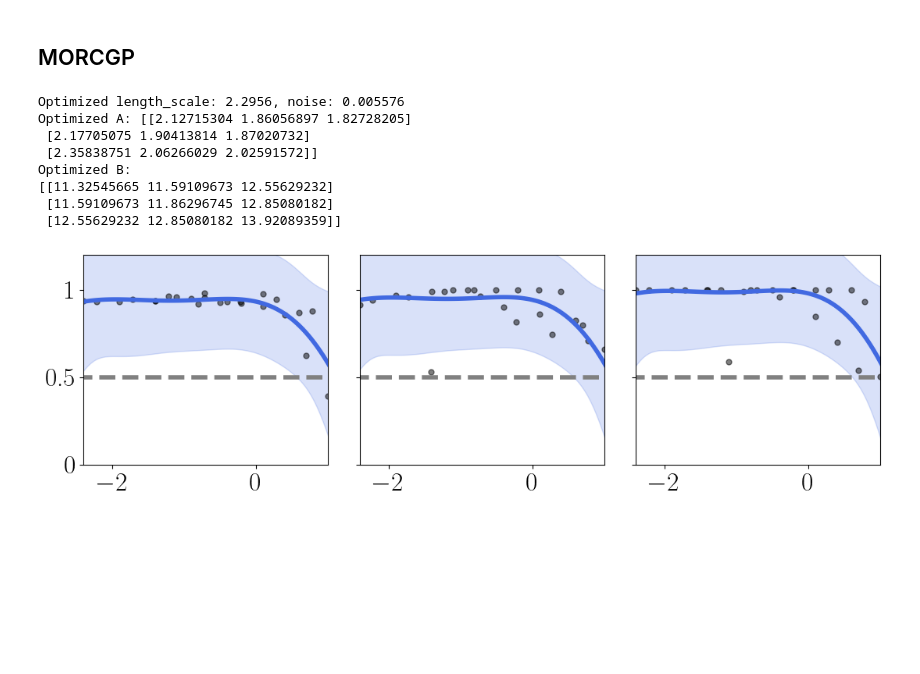
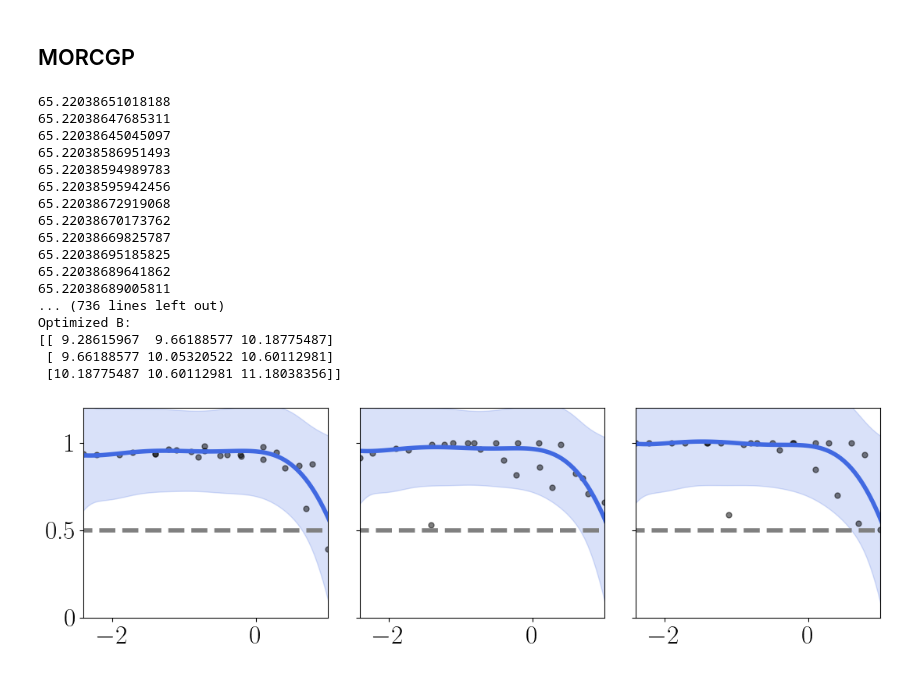
Before and after one commit to joshuarooijakkers/robust_conjugate_MOGP, a Jupyter notebook: experiments/cisplatin/cisplatin_MOGP.ipynb, the cells around one changed output. Drawn from its saved outputs; the diff is of its cells as text; code cells hidden in the pictures; blank space fills up the shorter version.

Commit message:
Implemented WLOOCV for MORCGP

```diff
--- a/experiments/cisplatin/cisplatin_MOGP.ipynb
+++ b/experiments/cisplatin/cisplatin_MOGP.ipynb
@@ -134,6 +134,7 @@ mu_mogp, var_mogp = mogp.predict(x_test)
 std_mogp = np.sqrt(var_mogp + mogp.noise)
 
 optim_A = mogp.A
+optim_B = mogp.B
 
 # Plotting
 fig, axs = plt.subplots(1, n_outputs, figsize=(4 * n_outputs, 4))  # Dynamically adjust figure size
@@ -219,7 +220,7 @@ morcgp = MORCGPRegressor(n_outputs = n_outputs, mean = prior_mean, length_scale=
 predictive_means, predictive_variances = morcgp.fit(x, Y)
 
 # Optimize hyperparameters
-morcgp.optimize_loo_cv(weighted=False, print_opt_param = True, print_iter_param=False)
+morcgp.optimize_loo_cv(weighted=True, print_opt_param = True, print_iter_param=True, B_weighted=optim_B)
 
 # Predict on test points
 x_test = np.linspace(-2.5, 1.5, 100).reshape(-1, 1)
@@ -230,41 +231,50 @@ std_morcgp = np.sqrt(var_morcgp + morcgp.noise)
 fig, axs = plt.subplots(1, n_outputs, figsize=(4 * n_outputs, 4))  # Dynamically adjust figure size
 
 for i in range(n_outputs):
     axs[i].plot(x.flatten(), Y[:, i], 'o', color='black', alpha=0.5)
 
     # axs[i].plot(x.flatten(), predictive_means[:, i], '-', color='blue', label=f'Predictive Mean')
     # axs[i].fill_between(x.flatten(), predictive_means[:, i] - 2*np.sqrt(predictive_variances)[:, i], predictive_means[:, i] + 2*np.sqrt(predictive_variances)[:, i], color='blue', alpha=0.2, label=f'±2 Std. Dev.')
 
     axs[i].plot(x_test, prior_mean * np.ones((len(x_test), 1)), '--', color='grey')
     axs[i].plot(x_test.flatten(), mu_morcgp[:, i], '-', color='royalblue', label='Predicted Mean')
     axs[i].fill_between(x_test.flatten(), mu_morcgp[:, i] - 2*std_morcgp[:, i], mu_morcgp[:, i] + 2*std_morcgp[:, i],
                         color='royalblue', alpha=0.2, label='±2 Std. Dev.')
 
     axs[i].set_ylim([0, 1.2])
     axs[i].set_xlim([x[0], x[-1]])
     axs[i].set_yticks([0, 0.5, 1])
 
     if i == 0:
         axs[i].set_yticklabels(['0', '0.5', '1'])  # Only show labels on the leftmost plot
     else:
         axs[i].set_yticklabels([])  # Hide on all others
 
 # # Common axis labels
 # fig.text(0.5, 0.04, 'log cisplatin dose', ha='center', fontsize=24)
 # fig.text(0.04, 0.5, 'Viability', va='center', rotation='vertical', fontsize=24)
 
 plt.tight_layout(rect=[0.05, 0.05, 1, 1])  # Leave room for the labels
 plt.show()
 # %% [output]
-Optimized length_scale: 2.2956, noise: 0.005576
-Optimized A: [[2.12715304 1.86056897 1.82728205]
- [2.17705075 1.90413814 1.87020732]
- [2.35838751 2.06266029 2.02591572]]
+65.22038651018188
+65.22038647685311
+65.22038645045097
+65.22038586951493
+65.22038594989783
+65.22038595942456
+65.22038672919068
+65.22038670173762
+65.22038669825787
+65.22038695185825
+65.22038689641862
+65.22038689005811
+... (736 lines left out)
 Optimized B:
-[[11.32545665 11.59109673 12.55629232]
- [11.59109673 11.86296745 12.85080182]
- [12.55629232 12.85080182 13.92089359]]
+[[ 9.28615967  9.66188577 10.18775487]
+ [ 9.66188577 10.05320522 10.60112981]
+ [10.18775487 10.60112981 11.18038356]]
-[figure, old version]
+[figure, new version]
 # %%
 # Plotting
 fig, axs = plt.subplots(1, 3, figsize=(4 * 4, 4))  # Dynamically adjust figure size
```
Also changed, not shown: parts of 2 cells of this notebook, 2 other files.
